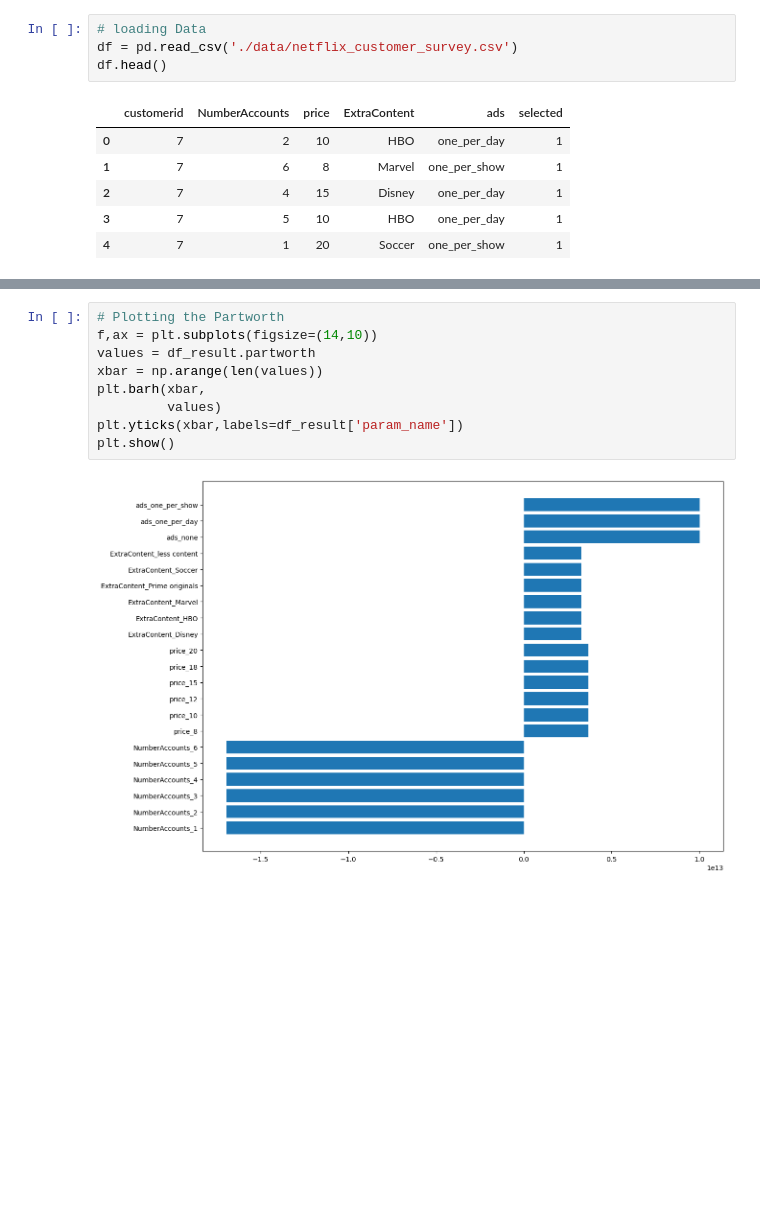
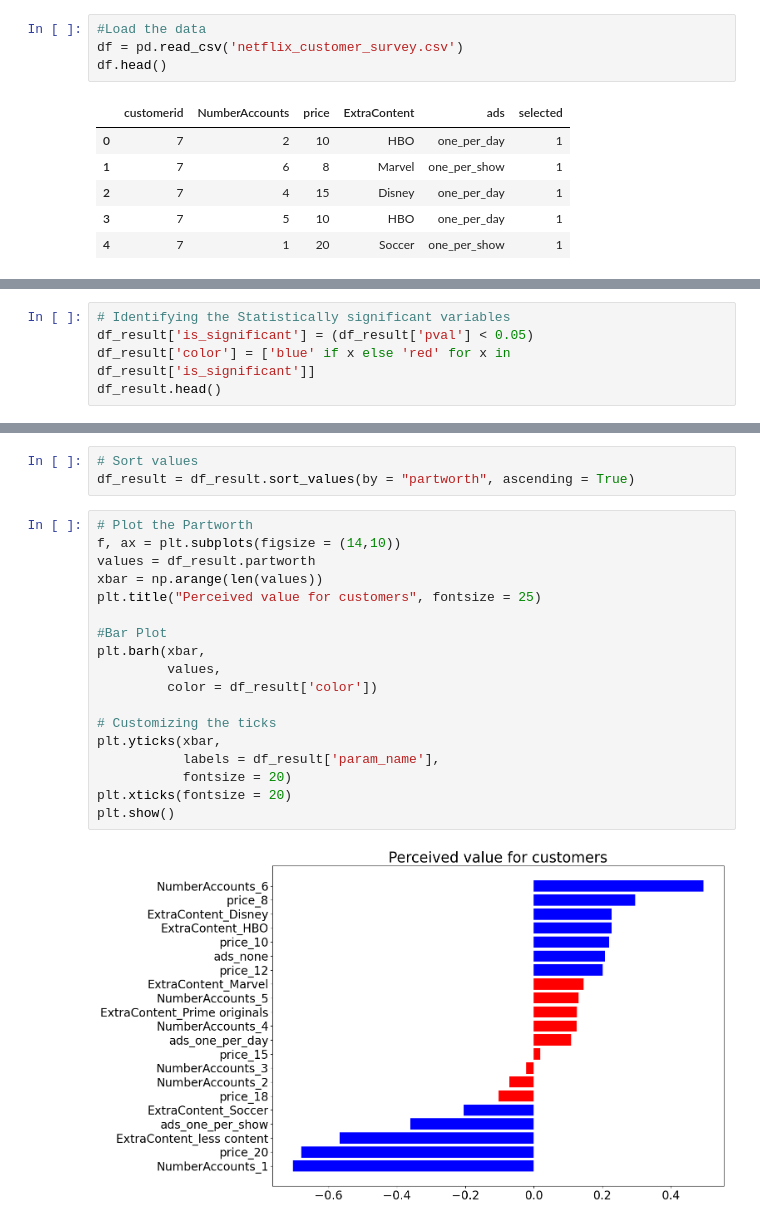
Before and after one commit to Victor-Johnson/Conjoint-Analysis, a Jupyter notebook: analysis.ipynb, the cells around one changed output, grey strips where cells are left out. Saved outputs shown, nothing was run; the diff lists cells and outputs as text; blank space fills up the shorter version.

```diff
--- a/analysis.ipynb
+++ b/analysis.ipynb
@@ -9,6 +27,6 @@ import matplotlib.pyplot as plt
 # %%
-# loading Data
-df = pd.read_csv('./data/netflix_customer_survey.csv')
+#Load the data
+df = pd.read_csv('netflix_customer_survey.csv')
 df.head()
 # %% [output]
 |  | customerid | NumberAccounts | price | ExtraContent | ads | selected |
@@ -106,0 +122,5 @@ df_result
+# %%
+# Identifying the Statistically significant variables
+df_result['is_significant'] = (df_result['pval'] < 0.05)
+df_result['color'] = ['blue' if x else 'red' for x in df_result['is_significant']]
+df_result.head()
@@ -107,11 +134,23 @@ df_result
+# %%
+# Sort values
+df_result = df_result.sort_values(by = "partworth", ascending = True)
 # %%
-# Plotting the Partworth
-f,ax = plt.subplots(figsize=(14,10))
+# Plot the Partworth
+f, ax = plt.subplots(figsize = (14,10))
 values = df_result.partworth
 xbar = np.arange(len(values))
+plt.title("Perceived value for customers", fontsize = 25)
+
+#Bar Plot
 plt.barh(xbar,
-         values)
-plt.yticks(xbar,labels=df_result['param_name'])
+         values,
+         color = df_result['color'])
+
+# Customizing the ticks
+plt.yticks(xbar,
+           labels = df_result['param_name'],
+           fontsize = 20)
+plt.xticks(fontsize = 20)
 plt.show()
 # %% [output]
-[figure, old version]
+[figure, new version]
```
Also changed, not shown: parts of 37 cells of this notebook.
